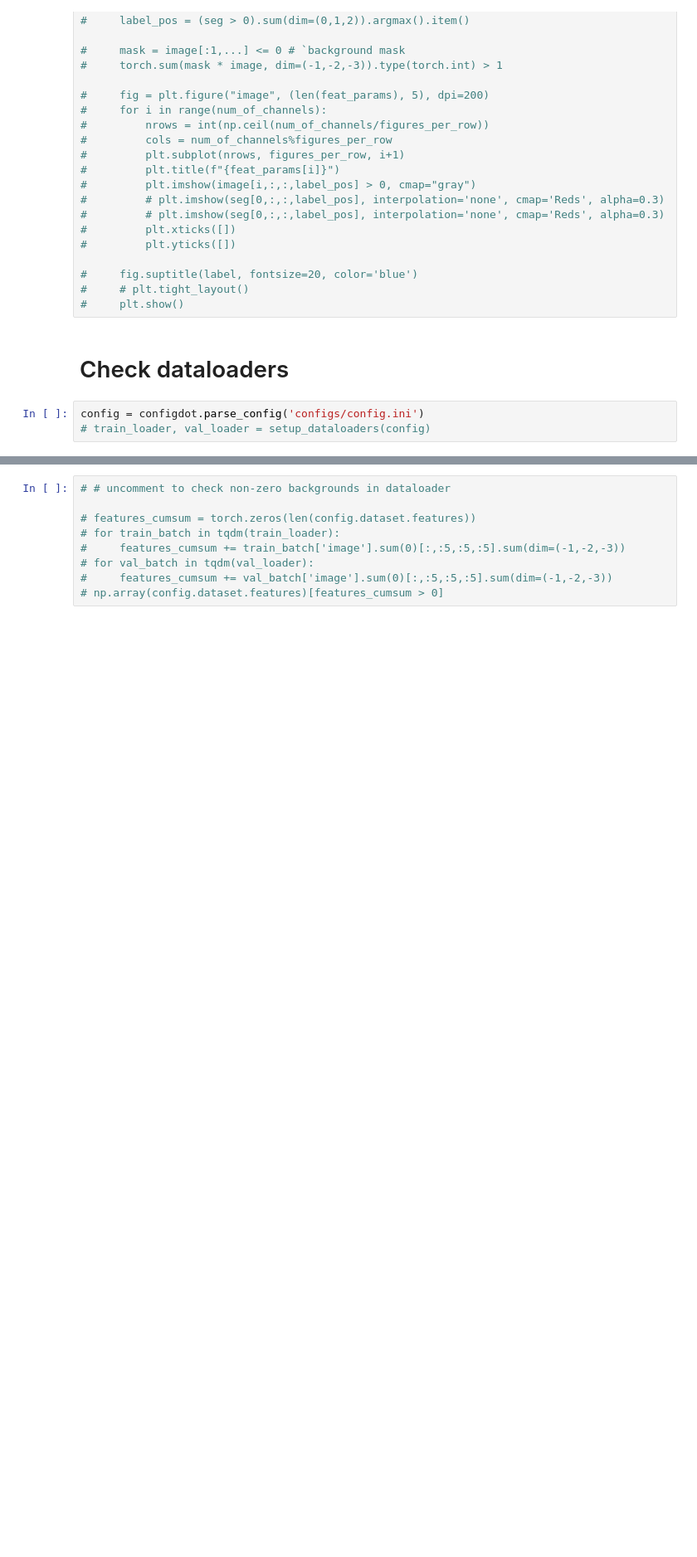
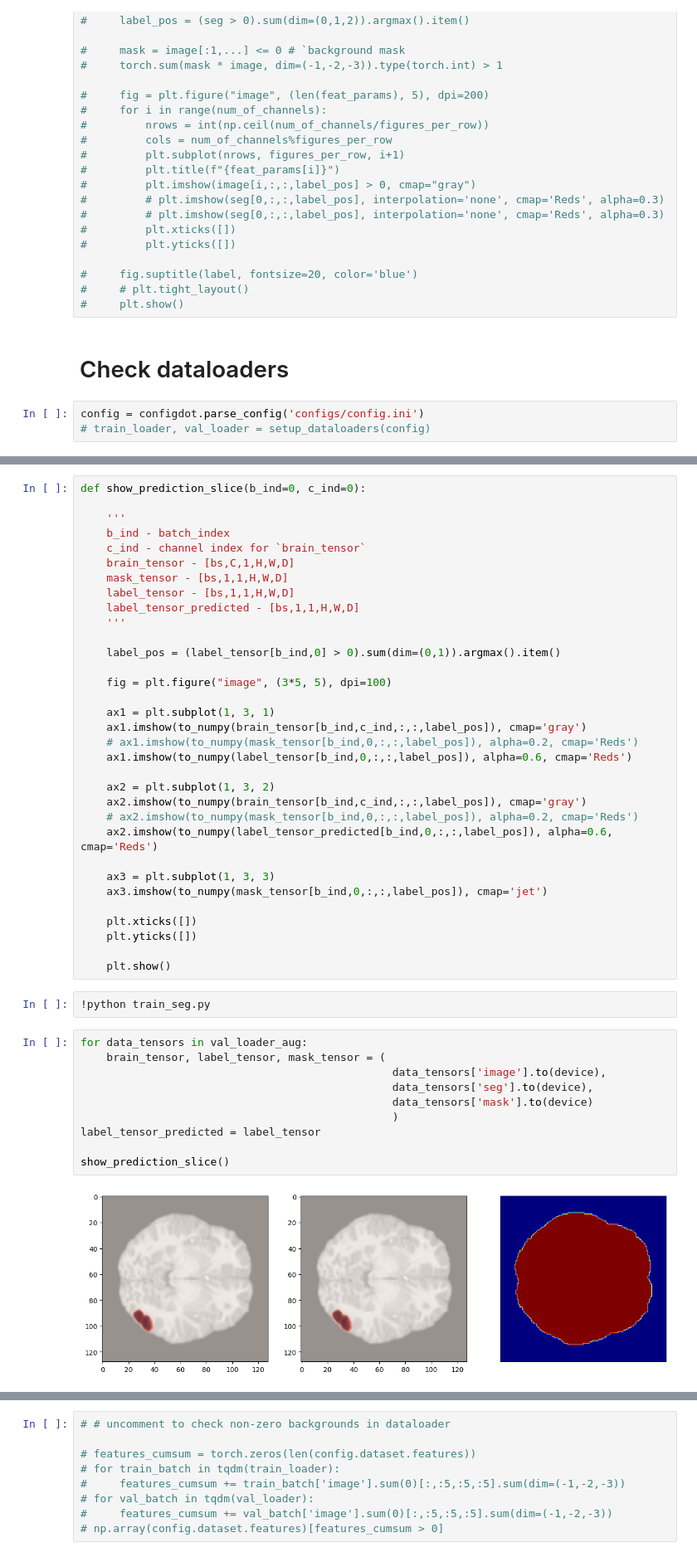
Before and after one commit to blufzzz/FCDNet, a Jupyter notebook: debug.ipynb, the cells around one changed output, grey strips where cells are left out. Shown at 83% size. Drawn from its saved outputs; the diff is of its cells as text; blank space fills up the shorter version.

```diff
--- a/debug.ipynb
+++ b/debug.ipynb
@@ -345,0 +390,47 @@ val_loader = DataLoader(val_ds,
+# %%
+def show_prediction_slice(b_ind=0, c_ind=0):
+
+    '''
+    b_ind - batch_index
+    c_ind - channel index for `brain_tensor`
+    brain_tensor - [bs,C,1,H,W,D]
+    mask_tensor - [bs,1,1,H,W,D]
+    label_tensor - [bs,1,1,H,W,D]
+    label_tensor_predicted - [bs,1,1,H,W,D]
+    '''
+
+    label_pos = (label_tensor[b_ind,0] > 0).sum(dim=(0,1)).argmax().item()
+
+    fig = plt.figure("image", (3*5, 5), dpi=100)
+
+    ax1 = plt.subplot(1, 3, 1)
+    ax1.imshow(to_numpy(brain_tensor[b_ind,c_ind,:,:,label_pos]), cmap='gray')
+    # ax1.imshow(to_numpy(mask_tensor[b_ind,0,:,:,label_pos]), alpha=0.2, cmap='Reds')
+    ax1.imshow(to_numpy(label_tensor[b_ind,0,:,:,label_pos]), alpha=0.6, cmap='Reds')
+
+    ax2 = plt.subplot(1, 3, 2)
+    ax2.imshow(to_numpy(brain_tensor[b_ind,c_ind,:,:,label_pos]), cmap='gray')
+    # ax2.imshow(to_numpy(mask_tensor[b_ind,0,:,:,label_pos]), alpha=0.2, cmap='Reds')
+    ax2.imshow(to_numpy(label_tensor_predicted[b_ind,0,:,:,label_pos]), alpha=0.6, cmap='Reds')
+
+    ax3 = plt.subplot(1, 3, 3)
+    ax3.imshow(to_numpy(mask_tensor[b_ind,0,:,:,label_pos]), cmap='jet')
+
+    plt.xticks([])
+    plt.yticks([])
+
+    plt.show()
+# %%
+!python train_seg.py
+# %%
+for data_tensors in val_loader_aug:
+    brain_tensor, label_tensor, mask_tensor = (
+                                                data_tensors['image'].to(device),
+                                                data_tensors['seg'].to(device),
+                                                data_tensors['mask'].to(device)
+                                                )
+label_tensor_predicted = label_tensor
+
+show_prediction_slice()
+# %% [output]
+[figure, added]
```
Also changed, not shown: parts of 13 cells of this notebook, 4 other files.
